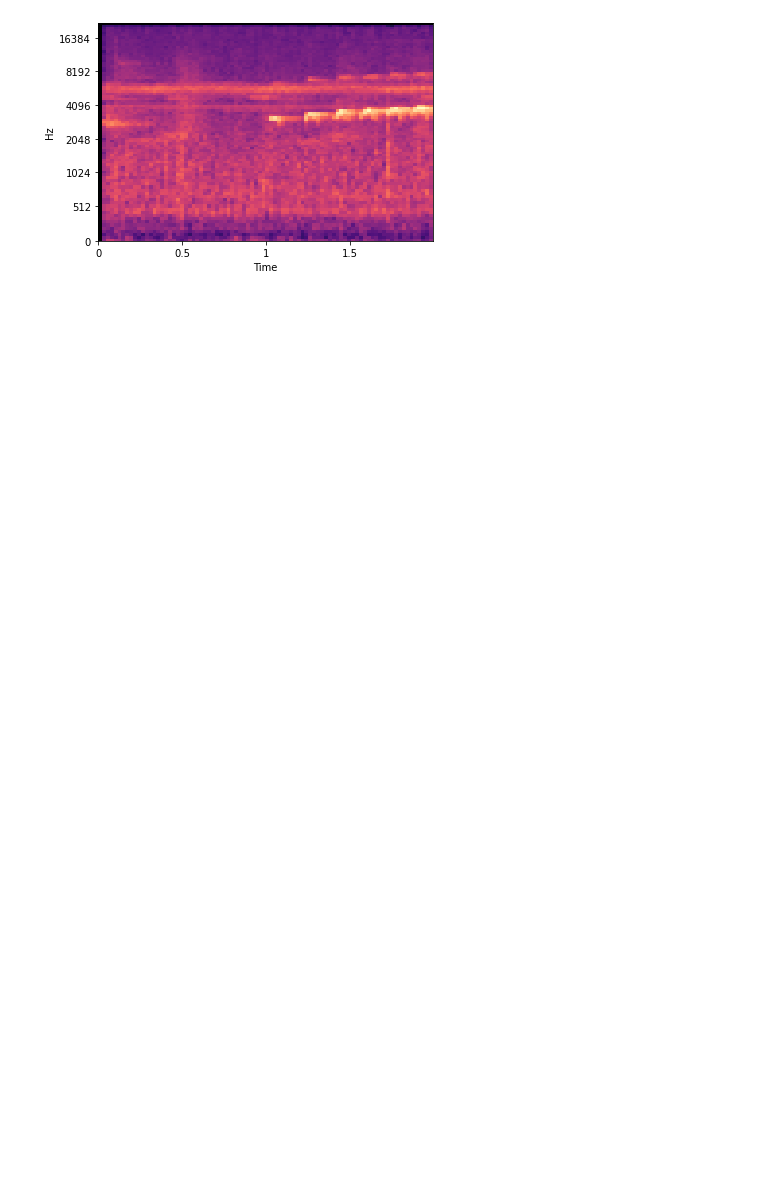
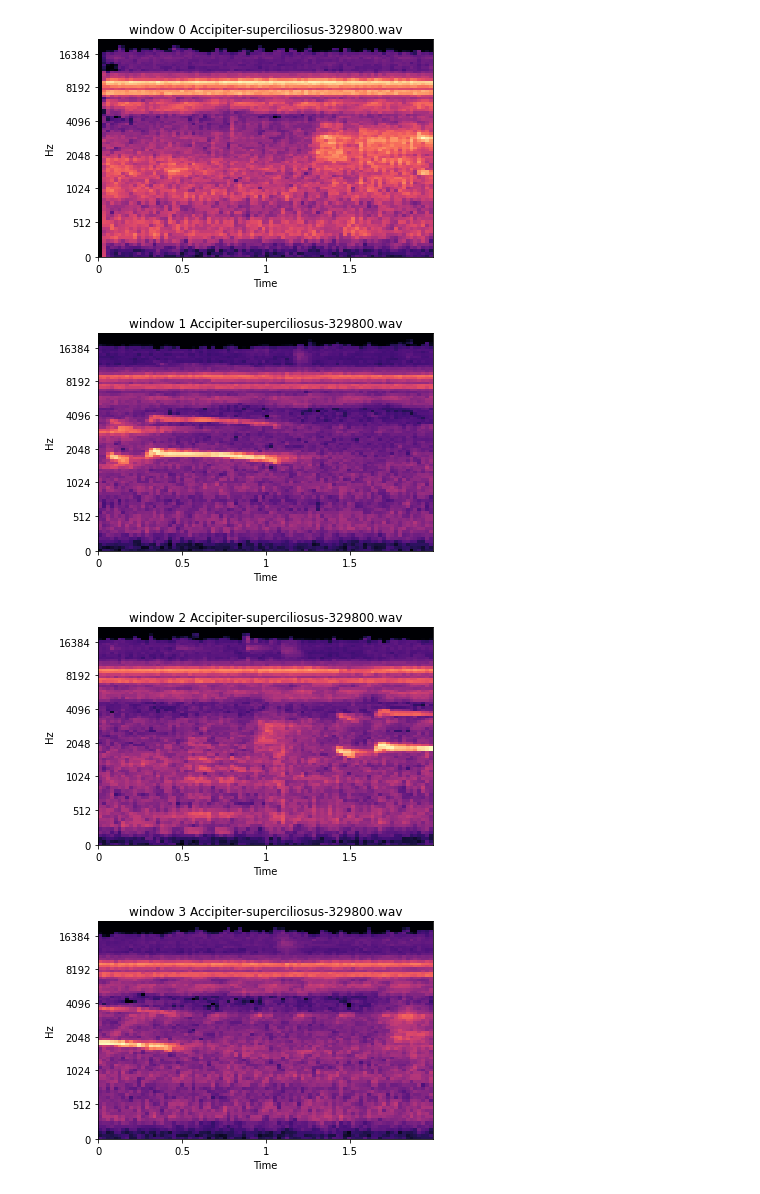
Before and after one commit to EdmundoZamora/TweetyNet_CUDA_GPU_Adaptation, a Jupyter notebook: data/PYRE/windows_slice_and_whole.ipynb, the cells around one changed output. Cells and saved outputs as stored; diff of their text form; code cells hidden in the pictures; blank space fills up the shorter version.

```diff
--- a/data/PYRE/windows_slice_and_whole.ipynb
+++ b/data/PYRE/windows_slice_and_whole.ipynb
@@ -15,9 +15,13 @@ mel_dump_file = os.path.join('downsampled_Mixed_Bird-20220126T212121Z-003_bin_me
 
 with open(mel_dump_file, "rb") as f:
     dataset = pickle.load(f)
-print(dataset.get('uids')[0])
-bird_0 = dataset.get('X')[0]
+file = dataset.get('uids')[13]
+print(file)
+bird_0 = dataset.get('X')[13]
+fig, ax = plt.subplots(figsize=(20,5))
 spec3 = librosa.display.specshow(bird_0, hop_length = 2048,sr = 44100, y_axis='mel', x_axis='time') # 44100,86,2048,1024
 # spec3.axtitle(title = dataset.get('uids')[0])
+ax.set(title=file)
+plt.savefig('Attila-cinnamomeus-206109.png')
 plt.show()
 # %% [output]
@@ -26,19 +30,26 @@ Accipiter-superciliosus-329800.wav
 # %%
-# mel_dump_file = os.path.join('downsampled_Mixed_Bird-20220126T212121Z-003_bin_mel_test.pkl')
-mel_dump_file = os.path.join('downsampled_Mixed_Bird-20220126T212121Z-003_bin_mel_train.pkl')
+mel_dump_file = os.path.join('downsampled_Mixed_Bird-20220126T212121Z-003_bin_mel_test.pkl')
+# mel_dump_file = os.path.join('downsampled_Mixed_Bird-20220126T212121Z-003_bin_mel_train.pkl')
 # mel_dump_file = os.path.join('downsampled_Mixed_Bird-20220126T212121Z-003_bin_mel_val.pkl')
 # if os.path.exists(mel_dump_file):
 
 with open(mel_dump_file, "rb") as f:
     dataset = pickle.load(f)
 
 windowed = pd.DataFrame(dataset)
-windowed = windowed[windowed['uids'] == '0_Accipiter-superciliosus-329800.wav']
+windowed = windowed[windowed['uids'].str.contains('Attila-cinnamomeus-206109.wav')]
 bird = windowed['X'].values.tolist()
-bird_window = bird[0]
 
-spec3 = librosa.display.specshow(bird_window, hop_length = 1024,sr = 44100, y_axis='mel', x_axis='time') # 44100,86,2048,1024
-# spec3.axtitle(title = dataset.get('uids')[0])
-plt.show()
+for i in range(len(bird)):
+    bird_window = bird[i]
+    fig, ax = plt.subplots()
+    spec3 = librosa.display.specshow(bird_window, hop_length = 1024,sr = 44100, y_axis='mel', x_axis='time') # 44100,86,2048,1024
+    # spec3.axtitle(title = dataset.get('uids')[0])
+    ax.set(title=f'window {i} Accipiter-superciliosus-329800.wav')
+    plt.savefig(f'window {i} Accipiter-superciliosus-329800.png')
+    plt.show()
 # %% [output]
-[figure, old version]
+[figure, new version]
+[figure, added]
+[figure, added]
+[figure, added]
```
Also changed, not shown: parts of 2 cells of this notebook, 2 other files.
